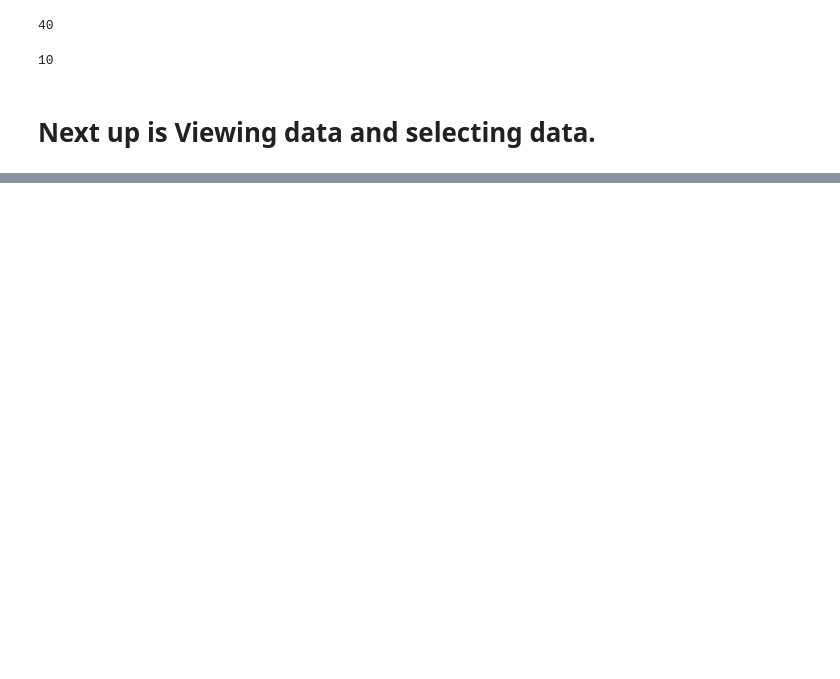
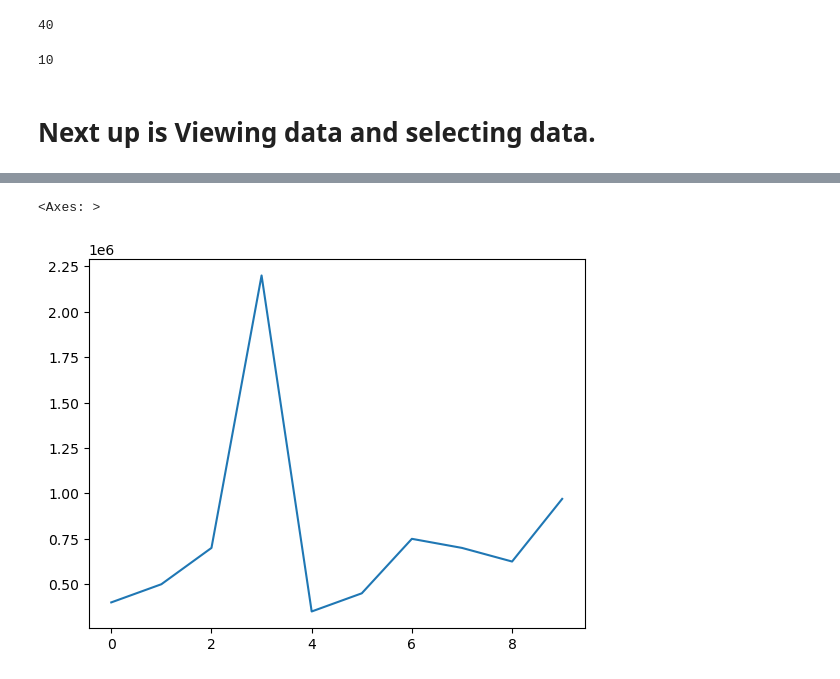
Before and after one commit to BakerSec/machine-learning-teaching, a Jupyter notebook: 00_introduction_to_pandas.ipynb, the cells around one changed output, grey strips where cells are left out. Cells and saved outputs as stored; diff of their text form; code cells hidden in the pictures; blank space fills up the shorter version.

```diff
--- a/00_introduction_to_pandas.ipynb
+++ b/00_introduction_to_pandas.ipynb
@@ -287,0 +539,6 @@ car_sales ## if the DF had more than 10 rows it would display them.
+# %%
+## Ignore that, we aren't worried about regex yet. Let's try again to plot!
+car_sales["Price"].plot()
+# %% [output]
+<Axes: >
+[figure, added]
```
Also changed, not shown: parts of 45 cells of this notebook.
